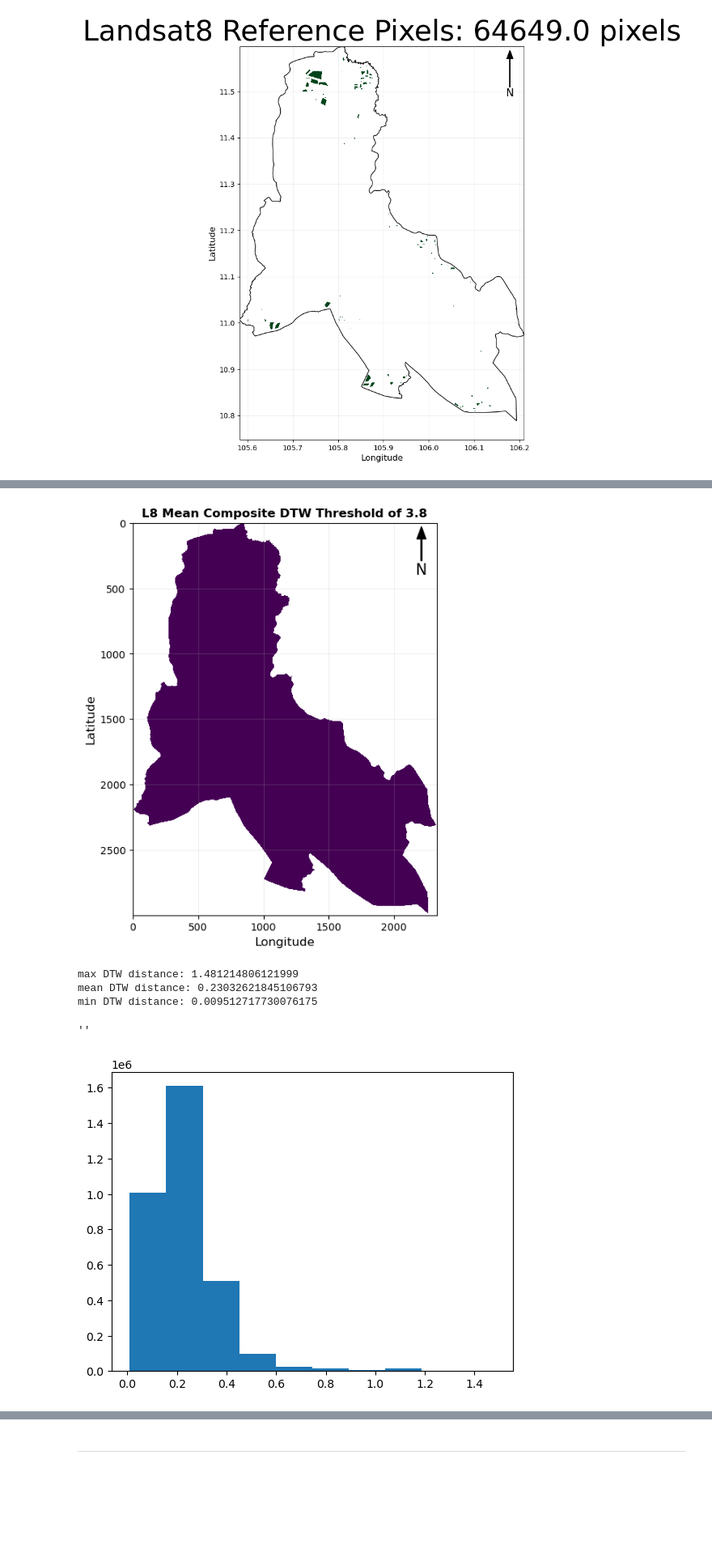
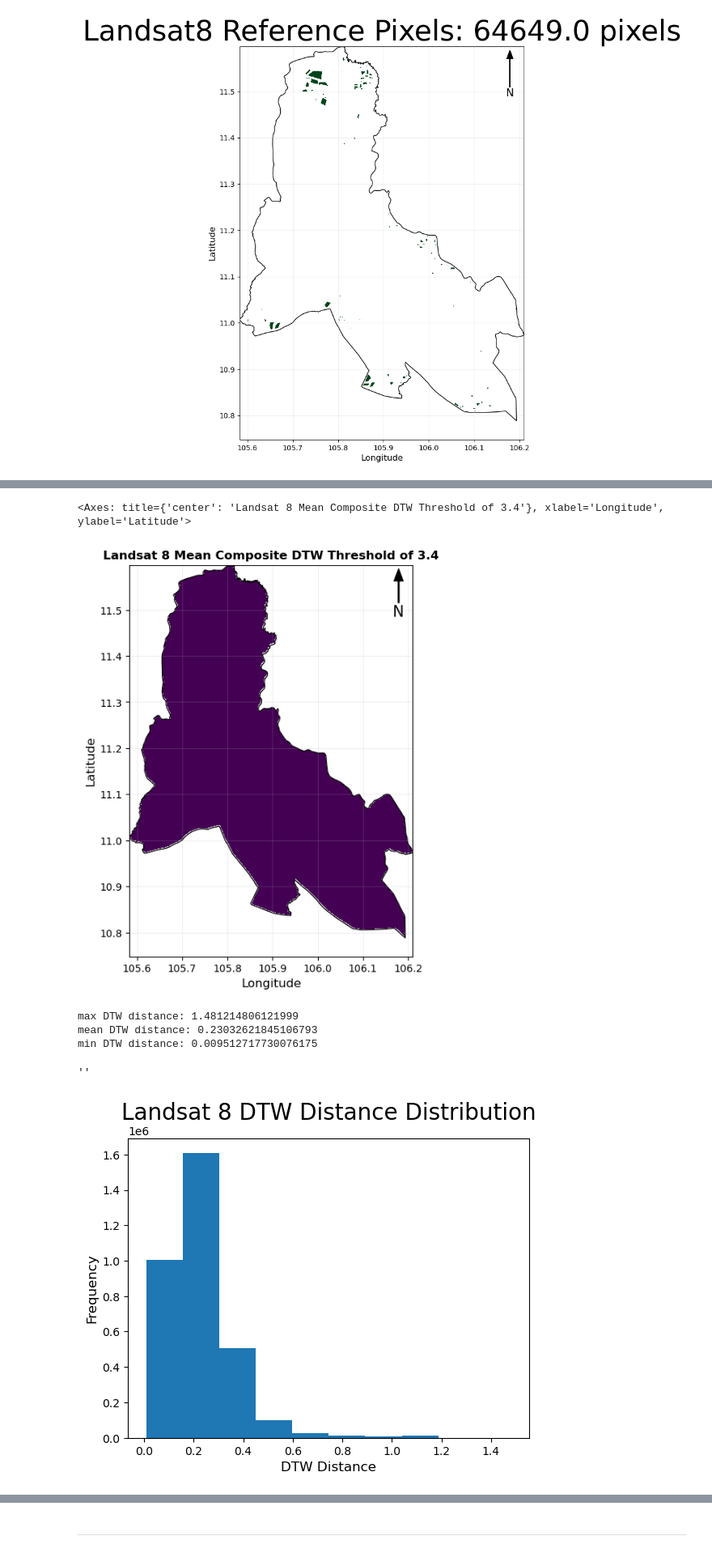
Before and after one commit to varosak/RemoteSensingProject, a Jupyter notebook: Pixel processing.ipynb, the cells around one changed output, grey strips where cells are left out. Shown at 81% size. Drawn from its saved outputs; the diff is of its cells as text; code cells hidden in the pictures; blank space fills up the shorter version.

```diff
--- a/Pixel processing.ipynb
+++ b/Pixel processing.ipynb
@@ -334,7 +334,7 @@ The NDVI Composite makes the most sense hence we will use the NDVI composite. Th
 MODIS_file = 'Processed tif - Remote Sensing Project\MODIS NDVI-0.55 threshold NDVI.tif'
 
 # plot
-fig, ax = plt.subplots(figsize=(7, 7))
+fig, ax = plt.subplots(figsize=(20, 20))
 with rasterio.open(MODIS_file) as MODIS_visual:
     show(MODIS_visual, ax = ax, transform = NDVI_composite_profile['transform'])
     MODIS_visual_raster = MODIS_visual.read(1)
@@ -344,10 +344,10 @@ with rasterio.open(MODIS_file) as MODIS_visual:
 
 
 # aesthetics
-ax.set_title(f'MODIS NDVI Threshold > 0.55\n  {percent_pixel}% - {round(agri_area, 2)} km$^2$',
-                fontsize = 20)
-ax.set_xlabel('Latitude', fontsize = 12)
-ax.set_ylabel('Longitude', fontsize = 12)
+ax.set_title(f'MODIS NDVI Composite (> 0.55)\n  {percent_pixel}% - {round(agri_area, 2)} km$^2$',
+                fontsize = 40)
+ax.set_xlabel('Latitude', fontsize = 20)
+ax.set_ylabel('Longitude', fontsize = 20)
 
 # add arrow
 x, y, arrow_length = 0.95, 0.99, 0.11
@@ -810,6 +812,9 @@ for filename in filenames:
 
         # store NDVI value in list
         image_data_list.append(NDVI_raster)
+
+        # get profile
+        L8_meanComposite_profile = img.profile
 
 # stack the NDVI values to create [time, row, column] 3D array
 stacked_NDVI_L8 = np.stack(image_data_list, axis = 0)
@@ -846,16 +856,14 @@ reference_L8_NDVI_timeseries = np.nanmean(stacked_reference_L8_timeseries, axis=
 # %%
-# perform DTW distance and obtain raster of DTW value
-DTW_raster_L8 = DTW_raster(stacked_NDVI_L8, reference_L8_NDVI_timeseries)
 
-# threshold the DTW raster with of less than or equal to 3.8
+# threshold the DTW raster with of less than or equal to 3.4
 thresholded_DTW_raster_L8 = DTW_raster_L8.copy()
 thresholded_DTW_raster_L8 = (thresholded_DTW_raster_L8 <= 3.4).astype(np.float64)
 thresholded_DTW_raster_L8[thresholded_DTW_raster_L8 == 0] = np.nan
 
 # plot the result of DTW
 fig, ax = plt.subplots(figsize = (7,7))
-show(thresholded_DTW_raster_L8, ax = ax,
-     title = 'L8 Mean Composite DTW Threshold of 3.8')
+show(thresholded_DTW_raster_L8, ax = ax, transform = L8_meanComposite_profile['transform'],
+     title = 'Landsat 8 Mean Composite DTW Threshold of 3.4')
 
 # aesthetics
 ax.set_xlabel('Longitude', fontsize = 12)
@@ -873,27 +881,33 @@ ax.grid(alpha = 0.2)
 
 
 # add Svay Rieng Boundary
-#study_boundary.plot(ax = ax, edgecolor = 'k', facecolor = 'none')
+study_boundary.plot(ax = ax, edgecolor = 'k', facecolor = 'none')
 # %% [output]
+<Axes: title={'center': 'Landsat 8 Mean Composite DTW Threshold of 3.4'}, xlabel='Longitude', ylabel='Latitude'>
-[figure, old version]
+[figure, new version]
 # %%
 ## view the statistics timeseries
 
 DTW_value_L8 = DTW_raster_L8.flatten().copy()
 DTW_value_L8 = DTW_value_L8[~np.isnan(DTW_value_L8)]
 
 print('max DTW distance:', np.max(DTW_value_L8))
 print('mean DTW distance:', np.mean(DTW_value_L8))
 print('min DTW distance:', np.min(DTW_value_L8))
 
+plt.plot(figsize = (7,7))
 plt.hist(DTW_value_L8)
+plt.xlabel('DTW Distance', fontsize = 12)
+plt.ylabel('Frequency', fontsize = 12)
+plt.title('Landsat 8 DTW Distance Distribution', fontsize = 20)
+
 ;
 # %% [output]
 max DTW distance: 1.481214806121999
 mean DTW distance: 0.23032621845106793
 min DTW distance: 0.009512717730076175
 ''
-[figure, old version]
+[figure, new version]
 # %%
 ### instead of using DTW distance by comparing unknown to the reference_MODIS_NDVI_timeseries.
 ### we will aggregate them into mean and use the mean to conduct threshold
```
Also changed, not shown: parts of 21 cells of this notebook, 4 other files.
